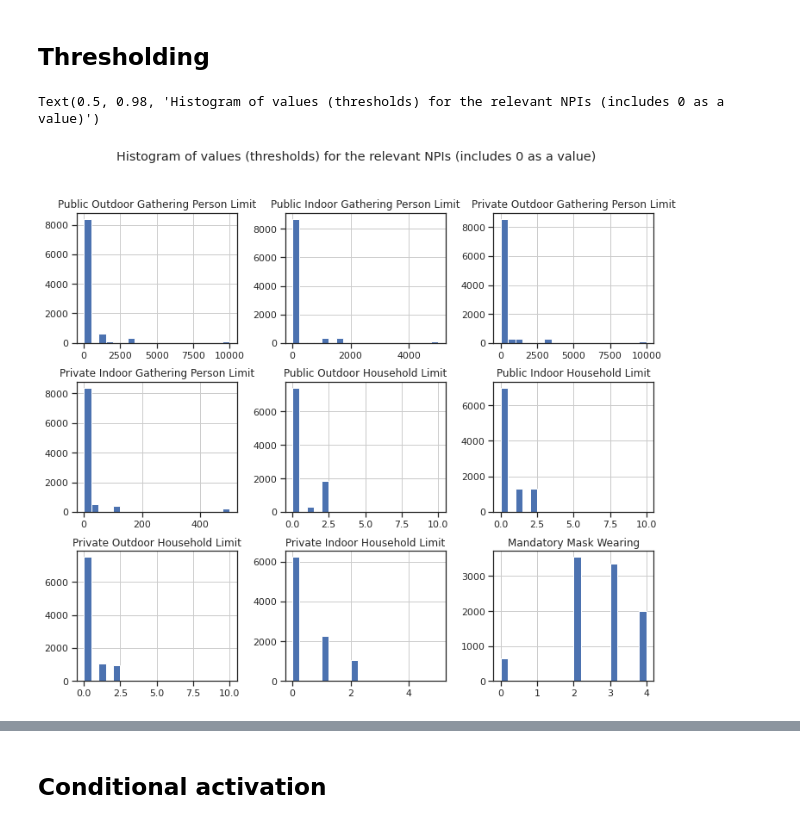
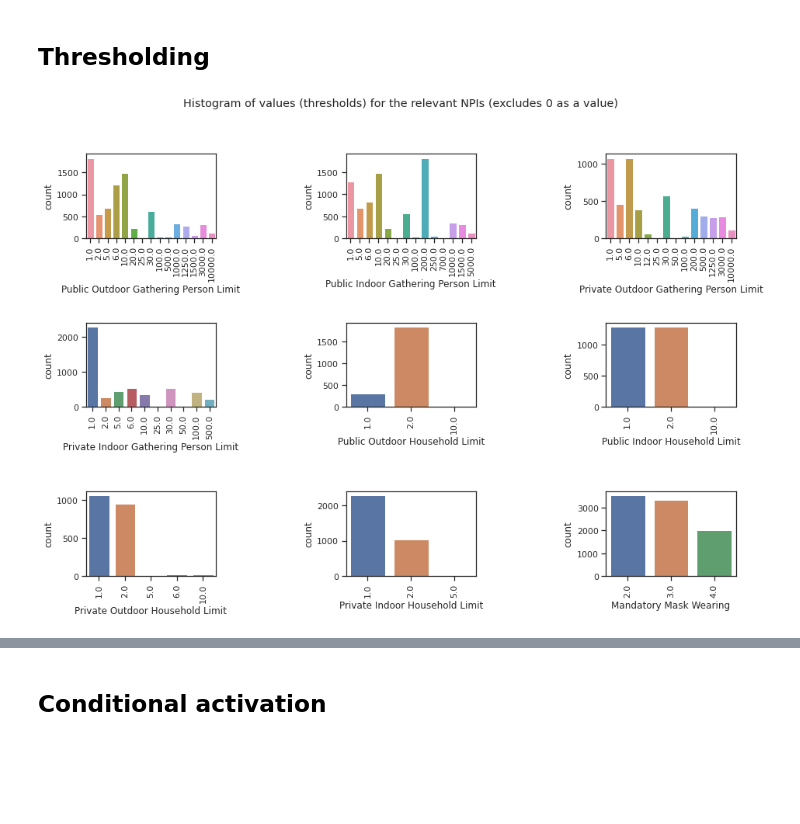
Before and after one commit to MrinankSharma/COVID19NPISecondWave, a Jupyter notebook: notebooks/exploratory_data_analysis.ipynb, the cells around one changed output, grey strips where cells are left out. Drawn from its saved outputs; the diff is of its cells as text; code cells hidden in the pictures; blank space fills up the shorter version.

Commit message:
Added: joint activation and deactivation heatmaps, NPI activation proportion by country and regions, more sensible thresholding.

```diff
--- a/notebooks/exploratory_data_analysis.ipynb
+++ b/notebooks/exploratory_data_analysis.ipynb
@@ -106,9 +133,15 @@ are relatively smaller on the region-level.
 ## Thresholding
 # %%
 thresholding_CMs = [CM for CM in CMs if len(np.unique(df[CM]))>2]
-#dataframe with only thresholidng npis
-df.hist(column=thresholding_CMs, figsize=(12, 10), bins=20)
-pl.suptitle("Histogram of values (thresholds) for the relevant NPIs (includes 0 as a value)")
+df_reduced = df[df!=0]
+df_thresholds = df_reduced[thresholding_CMs]
+fig = plt.figure(figsize=((15,10)))
+fig.subplots_adjust(hspace=1, wspace=1)
+for i in range(len(thresholding_CMs)):
+    ax = fig.add_subplot(3, 3, i+1)
+    plt.xticks(rotation=90)
+    sns.countplot(x = thresholding_CMs[i], data=df_thresholds, ax=ax)
+pl.suptitle("Histogram of values (thresholds) for the relevant NPIs (excludes 0 as a value)")
+plt.show()
 # %% [output]
-Text(0.5, 0.98, 'Histogram of values (thresholds) for the relevant NPIs (includes 0 as a value)')
-[figure, old version]
+[figure, new version]
```
Also changed, not shown: parts of 24 cells of this notebook.
